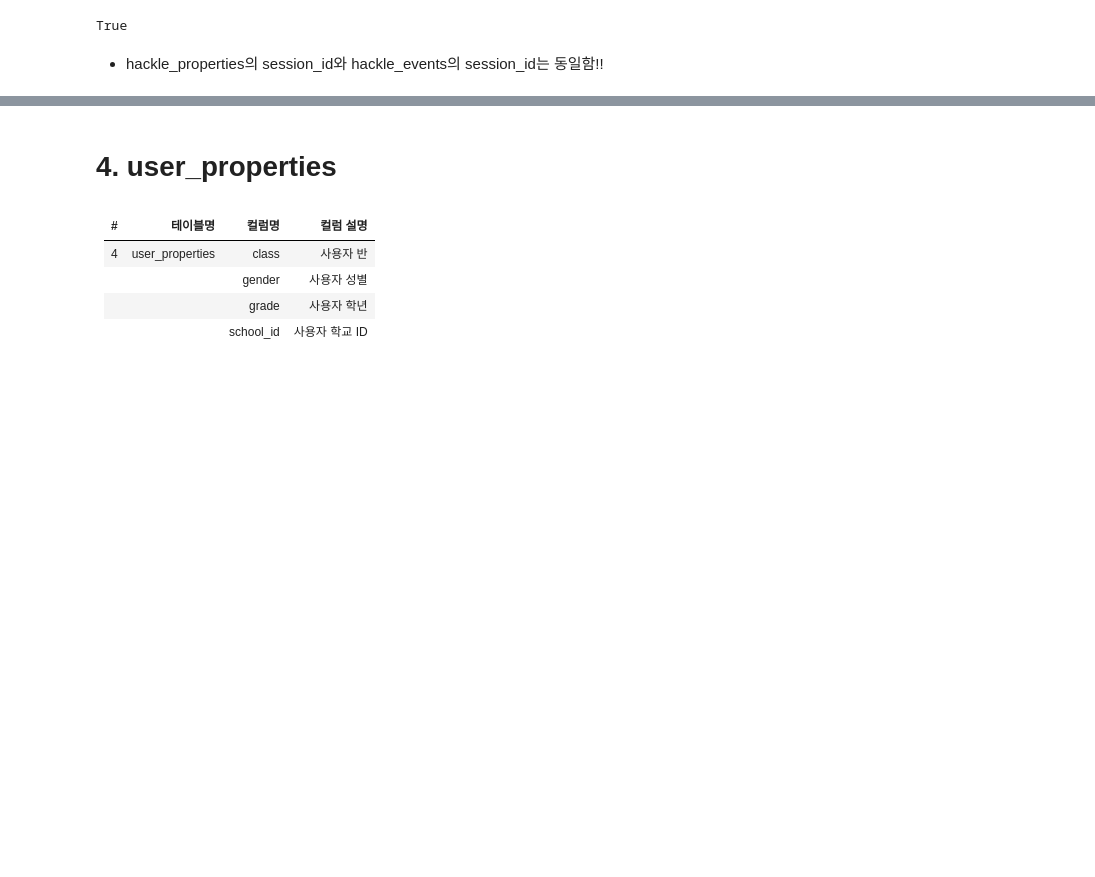
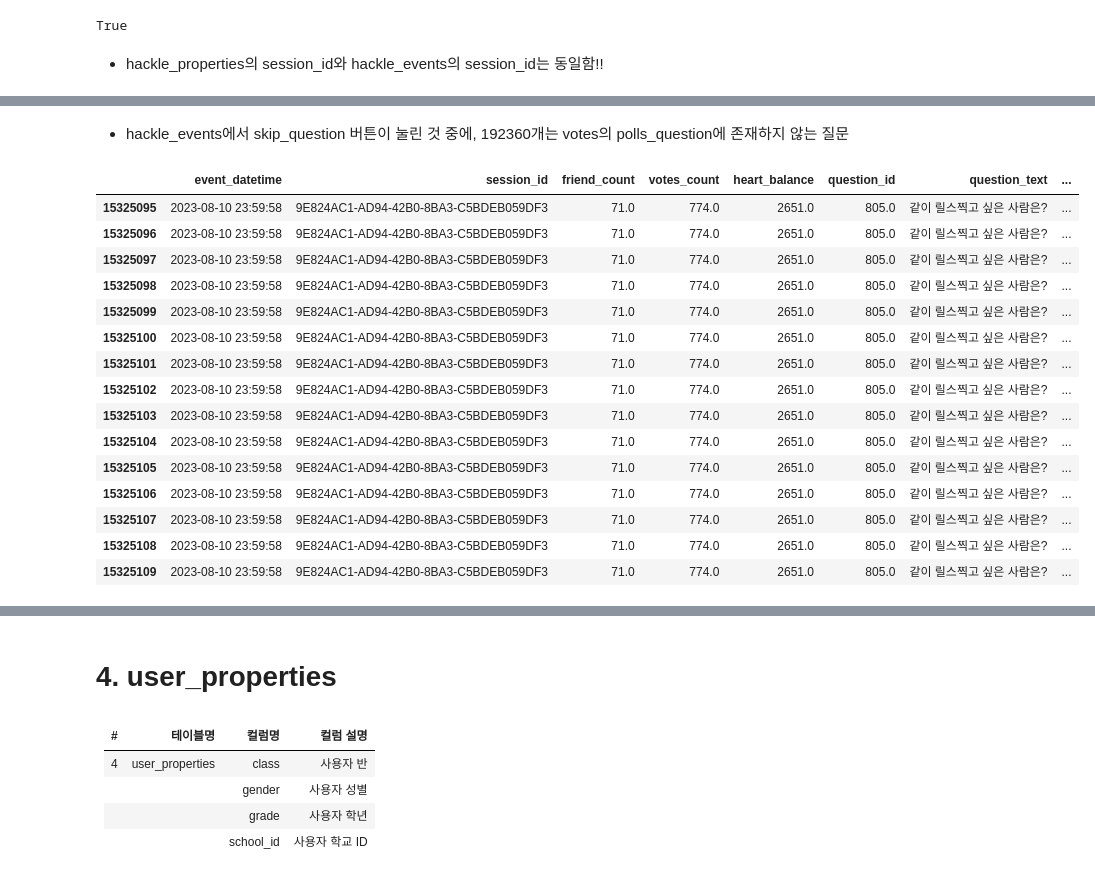
Before and after one commit to seung127/codeit_project, a Jupyter notebook: codeit-project-docker/notebooks/eda_hackle.ipynb, the cells around one changed output, grey strips where cells are left out. Drawn from its saved outputs; the diff is of its cells as text; code cells hidden in the pictures; blank space fills up the shorter version.

Commit message:
eda_hackle_events_add

```diff
--- a/codeit-project-docker/notebooks/eda_hackle.ipynb
+++ b/codeit-project-docker/notebooks/eda_hackle.ipynb
@@ -426,0 +568,6 @@ True
+# %%
+# event_key가 skip_question인 경우 확인
+skip_question_df = hackle_events_df[hackle_events_df['event_key'] == 'skip_question']
+
+# 질문별 갯수 확인
+skip_question_df['question_id'].value_counts()
@@ -426,0 +588,19 @@ True
+# %%
+# polls_question 불러오기
+# GCS 파일 경로
+gcs_path = "gs://part4_project/votes/polls_question.parquet"
+# 데이터 불러오기
+polls_question_df = pd.read_parquet(gcs_path, storage_options={"token": None})
+
+# 확인
+display(polls_question_df.head())
+
+
+# polls_questionreport 불러오기
+# GCS 파일 경로
+gcs_path = "gs://part4_project/votes/polls_questionreport.parquet"
+# 데이터 불러오기
+polls_questionreport_df = pd.read_parquet(gcs_path, storage_options={"token": None})
+
+# 확인
+display(polls_questionreport_df.head())
@@ -426,0 +620,3 @@ True
+# %%
+# 질문 내용 + 신고 사유 merge
+merged_q_report_df = pd.merge(polls_question_df, polls_questionreport_df[['question_id','reason','created_at','user_id']], left_on = 'id', right_on = 'question_id', how = 'left')
@@ -426,0 +655,3 @@ True
+# %%
+# skip된 question_id의 내용 및 신고 이력 확인
+merged_skip_q_report_df = pd.merge(skip_question_df[['event_datetime','session_id','friend_count','votes_count','heart_balance','question_id']], merged_q_report_df[['question_id', 'question_text','created_at_x','reason','created_at_y','user_id']], on = 'question_id', how = 'left')
@@ -426,0 +673,21 @@ True
+# %% [markdown]
+- hackle_events에서 skip_question 버튼이 눌린 것 중에, 192360개는 votes의 polls_question에 존재하지 않는 질문
+# %%
+merged_skip_q_report_df.tail(15)
+# %% [output]
+|  | event_datetime | session_id | friend_count | votes_count | heart_balance | question_id | question_text | ... |
+| 15325095 | 2023-08-10 23:59:58 | 9E824AC1-AD94-42B0-8BA3-C5BDEB059DF3 | 71.0 | 774.0 | 2651.0 | 805.0 | 같이 릴스찍고 싶은 사람은? | ... |
+| 15325096 | 2023-08-10 23:59:58 | 9E824AC1-AD94-42B0-8BA3-C5BDEB059DF3 | 71.0 | 774.0 | 2651.0 | 805.0 | 같이 릴스찍고 싶은 사람은? | ... |
+| 15325097 | 2023-08-10 23:59:58 | 9E824AC1-AD94-42B0-8BA3-C5BDEB059DF3 | 71.0 | 774.0 | 2651.0 | 805.0 | 같이 릴스찍고 싶은 사람은? | ... |
+| 15325098 | 2023-08-10 23:59:58 | 9E824AC1-AD94-42B0-8BA3-C5BDEB059DF3 | 71.0 | 774.0 | 2651.0 | 805.0 | 같이 릴스찍고 싶은 사람은? | ... |
+| 15325099 | 2023-08-10 23:59:58 | 9E824AC1-AD94-42B0-8BA3-C5BDEB059DF3 | 71.0 | 774.0 | 2651.0 | 805.0 | 같이 릴스찍고 싶은 사람은? | ... |
+| 15325100 | 2023-08-10 23:59:58 | 9E824AC1-AD94-42B0-8BA3-C5BDEB059DF3 | 71.0 | 774.0 | 2651.0 | 805.0 | 같이 릴스찍고 싶은 사람은? | ... |
+| 15325101 | 2023-08-10 23:59:58 | 9E824AC1-AD94-42B0-8BA3-C5BDEB059DF3 | 71.0 | 774.0 | 2651.0 | 805.0 | 같이 릴스찍고 싶은 사람은? | ... |
+| 15325102 | 2023-08-10 23:59:58 | 9E824AC1-AD94-42B0-8BA3-C5BDEB059DF3 | 71.0 | 774.0 | 2651.0 | 805.0 | 같이 릴스찍고 싶은 사람은? | ... |
+| 15325103 | 2023-08-10 23:59:58 | 9E824AC1-AD94-42B0-8BA3-C5BDEB059DF3 | 71.0 | 774.0 | 2651.0 | 805.0 | 같이 릴스찍고 싶은 사람은? | ... |
+| 15325104 | 2023-08-10 23:59:58 | 9E824AC1-AD94-42B0-8BA3-C5BDEB059DF3 | 71.0 | 774.0 | 2651.0 | 805.0 | 같이 릴스찍고 싶은 사람은? | ... |
+| 15325105 | 2023-08-10 23:59:58 | 9E824AC1-AD94-42B0-8BA3-C5BDEB059DF3 | 71.0 | 774.0 | 2651.0 | 805.0 | 같이 릴스찍고 싶은 사람은? | ... |
+| 15325106 | 2023-08-10 23:59:58 | 9E824AC1-AD94-42B0-8BA3-C5BDEB059DF3 | 71.0 | 774.0 | 2651.0 | 805.0 | 같이 릴스찍고 싶은 사람은? | ... |
+| 15325107 | 2023-08-10 23:59:58 | 9E824AC1-AD94-42B0-8BA3-C5BDEB059DF3 | 71.0 | 774.0 | 2651.0 | 805.0 | 같이 릴스찍고 싶은 사람은? | ... |
+| 15325108 | 2023-08-10 23:59:58 | 9E824AC1-AD94-42B0-8BA3-C5BDEB059DF3 | 71.0 | 774.0 | 2651.0 | 805.0 | 같이 릴스찍고 싶은 사람은? | ... |
+| 15325109 | 2023-08-10 23:59:58 | 9E824AC1-AD94-42B0-8BA3-C5BDEB059DF3 | 71.0 | 774.0 | 2651.0 | 805.0 | 같이 릴스찍고 싶은 사람은? | ... |
```
Also changed, not shown: parts of 18 cells of this notebook.
